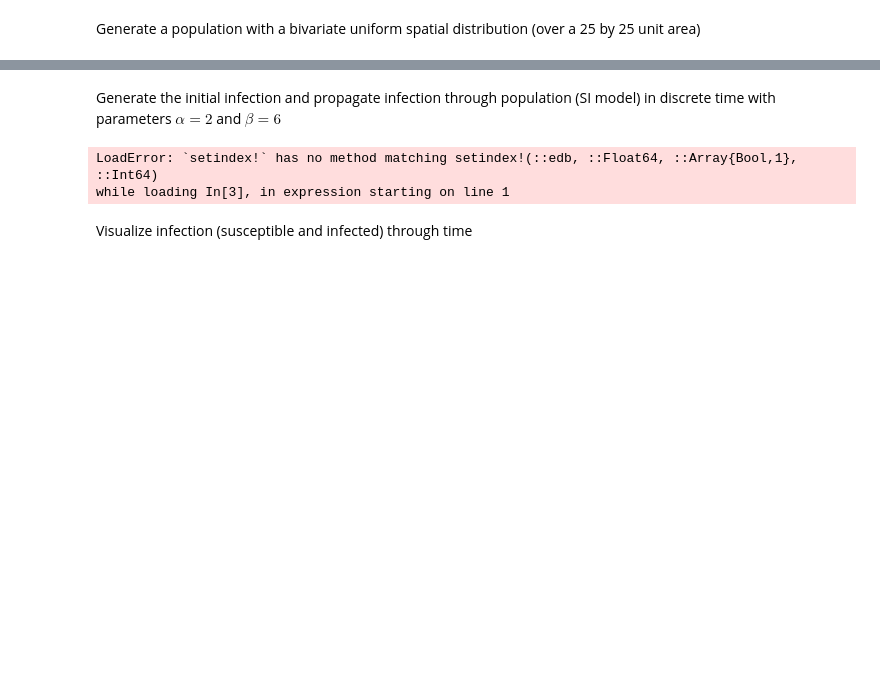
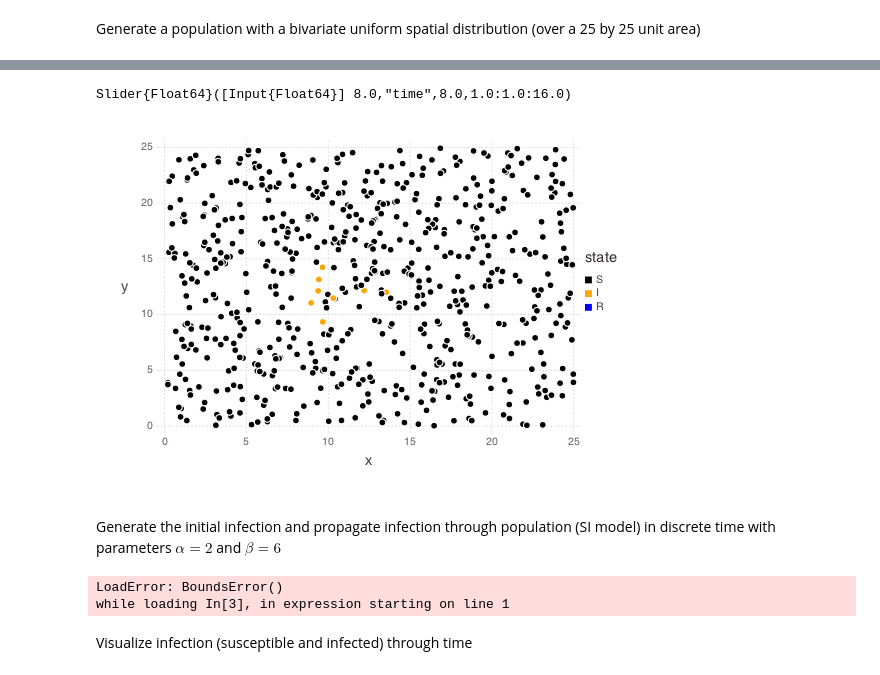
Before and after one commit to jangevaare/ILMs.jl, a Jupyter notebook: example_discrete_SI.ipynb, the cells around one changed output, grey strips where cells are left out. Drawn from its saved outputs; the diff is of its cells as text; code cells hidden in the pictures; blank space fills up the shorter version.

```diff
--- a/example_discrete_SI.ipynb
+++ b/example_discrete_SI.ipynb
@@ -27,10 +27,24 @@ pop_db1 = create_pop_db_univariates(625, Uniform(0,25), Uniform(0,25))
 | ⋮ | ⋮ | ⋮ | ⋮ |
+# %%
+alpha=2
+beta=6
+gamma=Inf
+distance_mat_alphabeta = dist_ab_mtx(create_dist_mtx(pop_db1), alpha, beta)
+event_db = create_event_db(pop_db1, "discrete", gamma)
+initial_infect!(event_db, gamma)
+for t = 2:15
+    infect_recover!(distance_mat_alphabeta, event_db, t, gamma)
+end
+state_animation(1, event_db, pop_db1)
+# %% [output]
+Slider{Float64}([Input{Float64}] 8.0,"time",8.0,1.0:1.0:16.0)
+[figure, added]
 # %% [markdown]
 Generate the initial infection and propagate infection through population (SI model) in discrete time with parameters $\alpha=2$ and $\beta=6$
 # %%
-evdb = infect_recover_loop(pop_db1, "discrete", "SI", 2, 6, Inf)
+evdb = infect_recover_loop(pop_db1, "discrete", "SI", 5, 2, Inf)
 # %% [output]
-LoadError: `setindex!` has no method matching setindex!(::edb, ::Float64, ::Array{Bool,1}, ::Int64)
+LoadError: BoundsError()
 while loading In[3], in expression starting on line 1
 # %% [markdown]
 Visualize infection (susceptible and infected) through time
```
Also changed, not shown: parts of 1 cell of this notebook, 1 other file.
